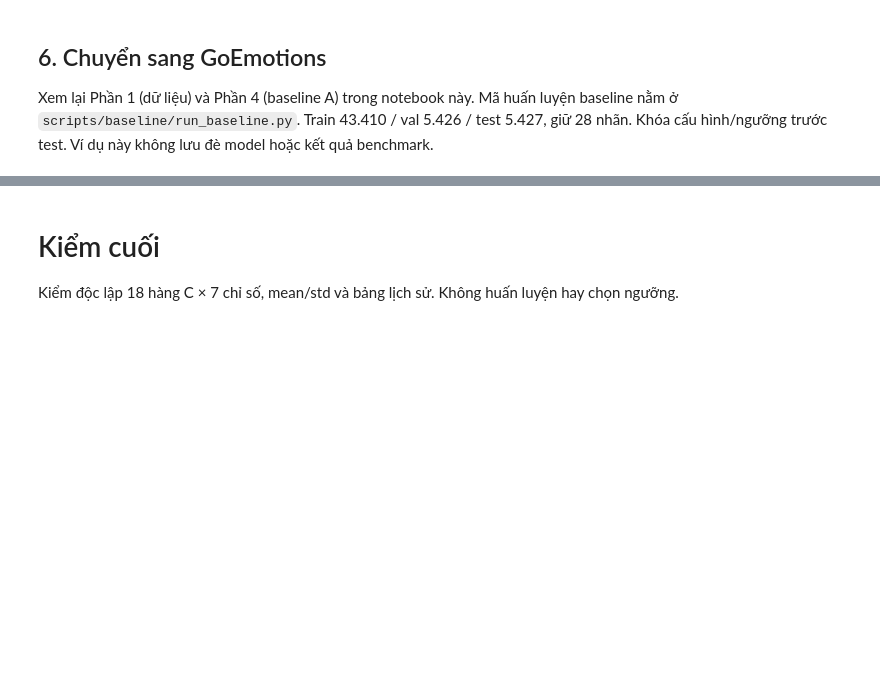
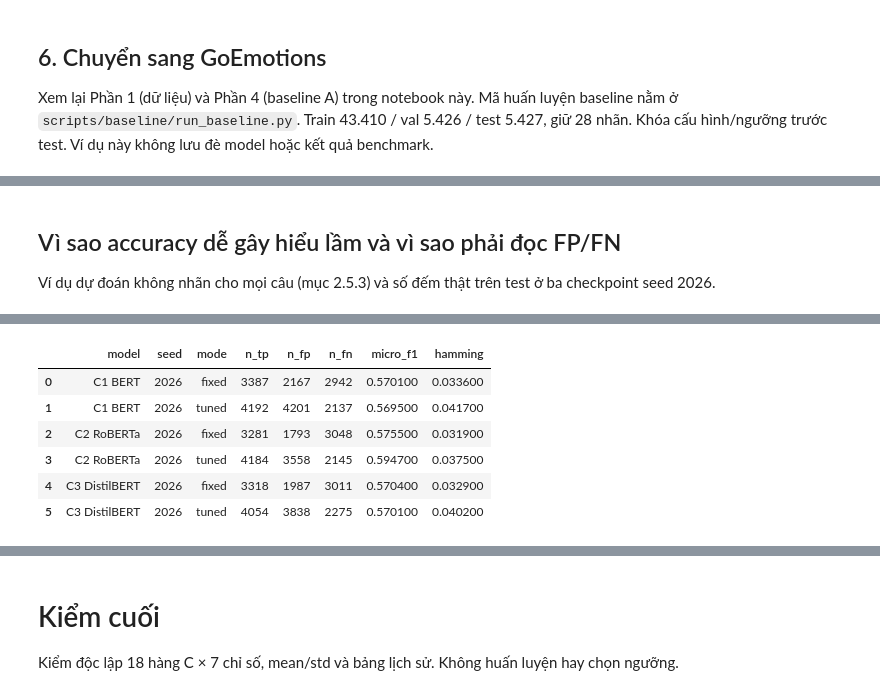
Before and after one commit to dzyuu1612/goemotions-multilabel-classification, a Jupyter notebook: notebooks/GoEmotions_ToanBo_QuyTrinh.ipynb, the cells around one changed output, grey strips where cells are left out. Saved outputs shown, nothing was run; the diff lists cells and outputs as text; code cells hidden in the pictures; blank space fills up the shorter version.

```diff
--- a/notebooks/GoEmotions_ToanBo_QuyTrinh.ipynb
+++ b/notebooks/GoEmotions_ToanBo_QuyTrinh.ipynb
@@ -2405,0 +2429,7 @@ Xem lại Phần 1 (dữ liệu) và Phần 4 (baseline A) trong notebook này.
+# %% [markdown]
+## Vì sao accuracy dễ gây hiểu lầm và vì sao phải đọc FP/FN
+Ví dụ dự đoán không nhãn cho mọi câu (mục 2.5.3) và số đếm thật trên test ở ba checkpoint seed 2026.
+# %%
+print(f"Toàn nhãn rỗng: {(total-positives)/total:.2%} ô đúng, F1 = 0, Hamming Loss = {positives/total:.4f}.")
+display(errors.round(4))
+# %% [output]
@@ -2405,0 +2437,7 @@ Xem lại Phần 1 (dữ liệu) và Phần 4 (baseline A) trong notebook này.
+|  | model | seed | mode | n_tp | n_fp | n_fn | micro_f1 | hamming |
+| 0 | C1 BERT | 2026 | fixed | 3387 | 2167 | 2942 | 0.570100 | 0.033600 |
+| 1 | C1 BERT | 2026 | tuned | 4192 | 4201 | 2137 | 0.569500 | 0.041700 |
+| 2 | C2 RoBERTa | 2026 | fixed | 3281 | 1793 | 3048 | 0.575500 | 0.031900 |
+| 3 | C2 RoBERTa | 2026 | tuned | 4184 | 3558 | 2145 | 0.594700 | 0.037500 |
+| 4 | C3 DistilBERT | 2026 | fixed | 3318 | 1987 | 3011 | 0.570400 | 0.032900 |
+| 5 | C3 DistilBERT | 2026 | tuned | 4054 | 3838 | 2275 | 0.570100 | 0.040200 |
```
Also changed, not shown: parts of 20 cells of this notebook, 51 other files.
